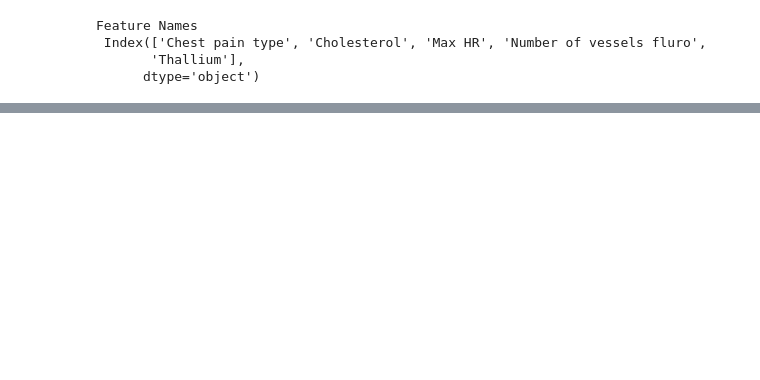
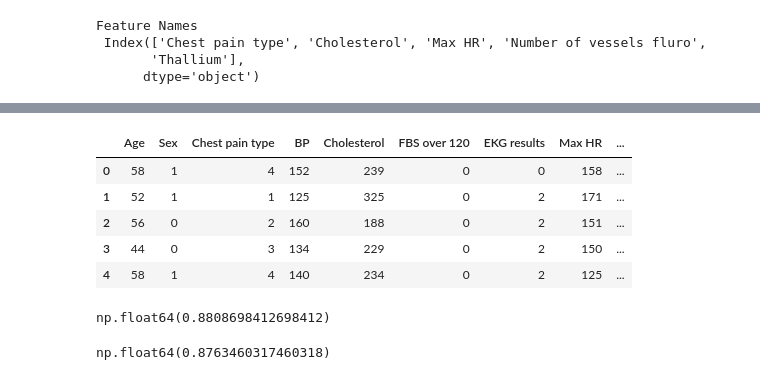
Before and after one commit to karansingh-chauhan/heart-desires-check, a Jupyter notebook: prepossing.ipynb, the cells around one changed output, grey strips where cells are left out. Cells and saved outputs as stored; diff of their text form; code cells hidden in the pictures; blank space fills up the shorter version.

```diff
--- a/prepossing.ipynb
+++ b/prepossing.ipynb
@@ -230,0 +284,16 @@ Feature Names
+# %%
+X.head()
+# %% [output]
+|  | Age | Sex | Chest pain type | BP | Cholesterol | FBS over 120 | EKG results | Max HR | ... |
+| 0 | 58 | 1 | 4 | 152 | 239 | 0 | 0 | 158 | ... |
+| 1 | 52 | 1 | 1 | 125 | 325 | 0 | 2 | 171 | ... |
+| 2 | 56 | 0 | 2 | 160 | 188 | 0 | 2 | 151 | ... |
+| 3 | 44 | 0 | 3 | 134 | 229 | 0 | 2 | 150 | ... |
+| 4 | 58 | 1 | 4 | 140 | 234 | 0 | 2 | 125 | ... |
+# %%
+from sklearn.model_selection import cross_val_score
+model_lg=RandomForestClassifier()
+cs=cross_val_score(model_lg,X,y,cv=5,scoring='accuracy')
+cs.mean()
+# %% [output]
+np.float64(0.8808698412698412)
@@ -230,0 +302,5 @@ Feature Names
+# %%
+cs=cross_val_score(model_lg,X,y,cv=5,scoring='accuracy')
+cs.mean()
+# %% [output]
+np.float64(0.8763460317460318)
```
Also changed, not shown: parts of 6 cells of this notebook.
